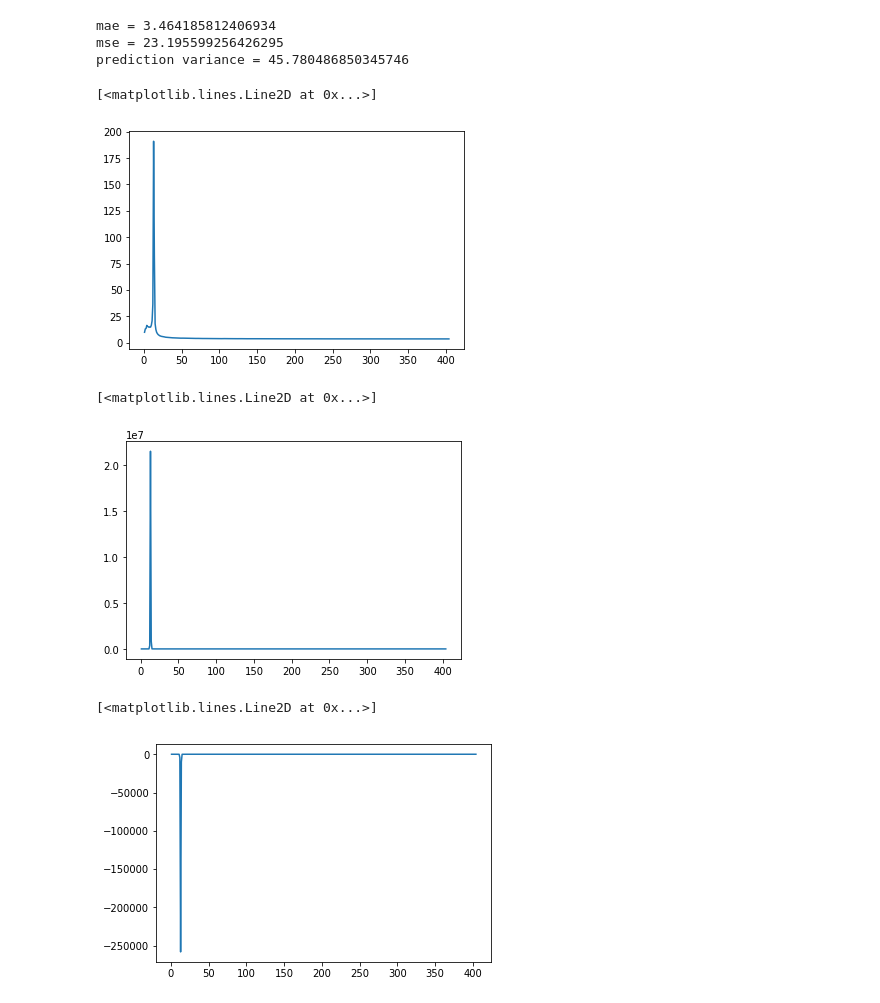
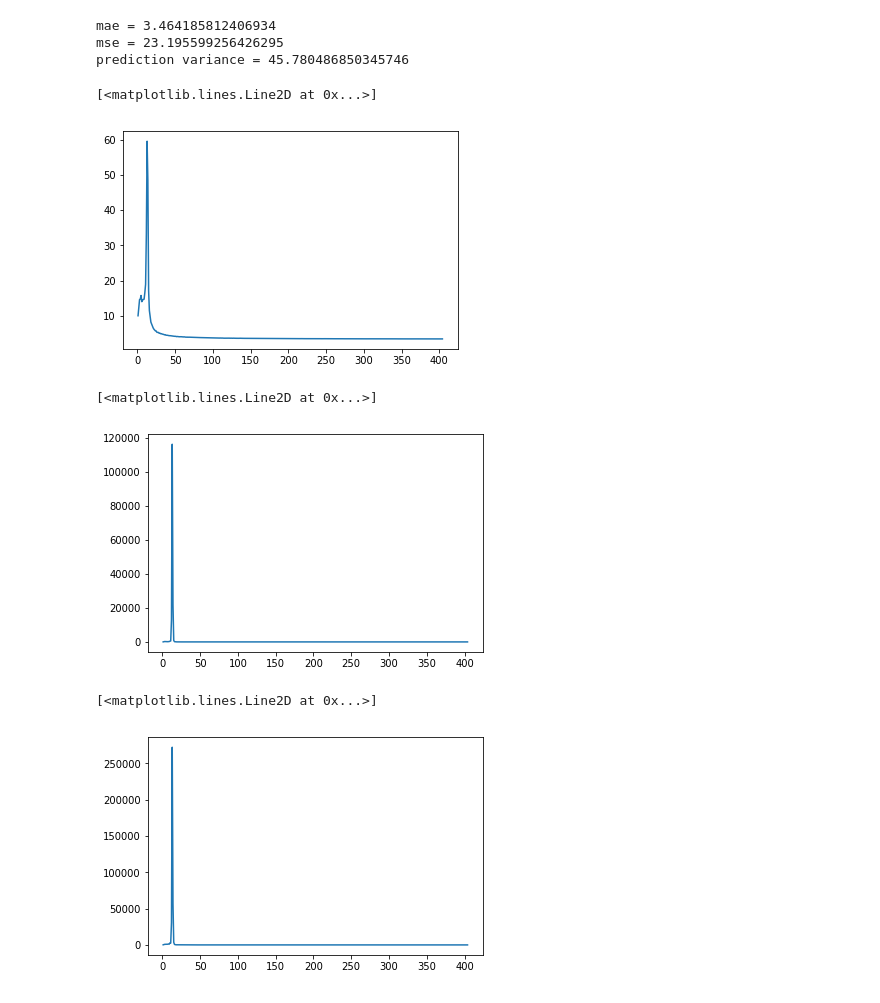
Before and after one commit to Intelligent-Systems-Phystech/StartCode, a Jupyter notebook: Nasedkin2018ProblemHousingPrices/HousingPrices.ipynb, the cells around one changed output. Cells and saved outputs as stored; diff of their text form; code cells hidden in the pictures.

```diff
--- a/Nasedkin2018ProblemHousingPrices/HousingPrices.ipynb
+++ b/Nasedkin2018ProblemHousingPrices/HousingPrices.ipynb
@@ -49,34 +49,38 @@ mse = 23.195599256426295
 prediction variance = 45.780486850345746
 # %%
 runs = 1000
-mae = np.zeros(len(X_train))
-mse = np.zeros(len(X_train))
-r2 = np.zeros(len(X_train))
+mae = np.zeros((len(X_train), runs))
+mse = np.zeros((len(X_train), runs))
+r2 = np.zeros((len(X_train), runs))
 for i in range(len(X_train)):
     for j in range(runs):
         ind = np.random.choice(np.arange(len(X_train)), i + 1, replace=False)
         n_x, n_y = X_train[ind], y_train[ind]
         lm.fit(n_x, n_y)
         y_pred = lm.predict(X_test)
-        mae[i] += mean_absolute_error(y_test, y_pred)
-        mse[i] += mean_squared_error(y_test, y_pred)
-        r2[i] += r2_score(y_test, y_pred)
-mae /= runs
-mse /= runs
-r2 /= runs
+        mae[i][j] = mean_absolute_error(y_test, y_pred)
+        mse[i][j] = mean_squared_error(y_test, y_pred)
+        r2[i][j] = r2_score(y_test, y_pred)
+# %%
+mae_m = np.mean(mae, axis=1)
+mae_d = np.var(mae, axis=1)
+mse_m = np.mean(mse, axis=1)
+mse_d = np.var(mse, axis=1)
+r2_m = np.mean(r2, axis=1)
+r2_d = np.var(r2, axis=1)
 # %%
 x = np.arange(1, len(X_train) + 1)
-plt.plot(x, mae)
+plt.plot(x, mae_m)
 # %% [output]
 [<matplotlib.lines.Line2D at 0x...>]
-[figure, old version]
+[figure, new version]
 # %%
-plt.plot(x, mse)
+plt.plot(x, mae_d)
 # %% [output]
 [<matplotlib.lines.Line2D at 0x...>]
-[figure, old version]
+[figure, new version]
 # %%
-plt.plot(x, r2)
+plt.plot(x, mse_m)
 # %% [output]
 [<matplotlib.lines.Line2D at 0x...>]
-[figure, old version]
+[figure, new version]
```
Also changed, not shown: parts of 3 cells of this notebook.
